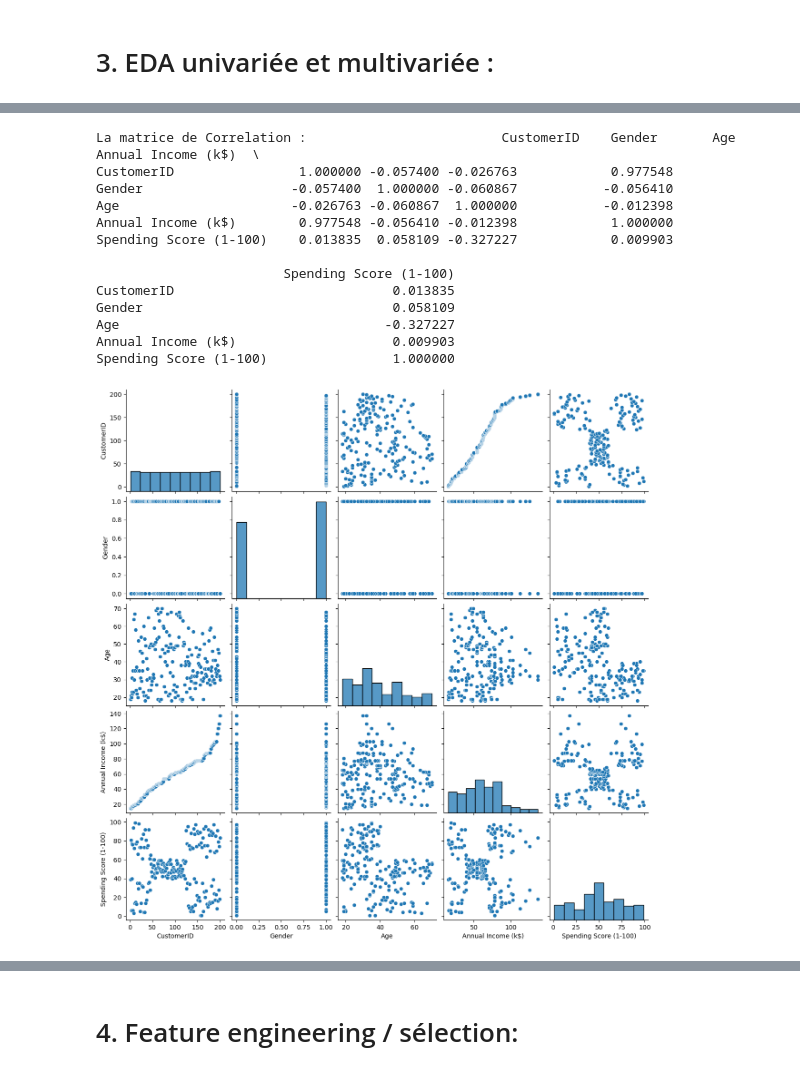
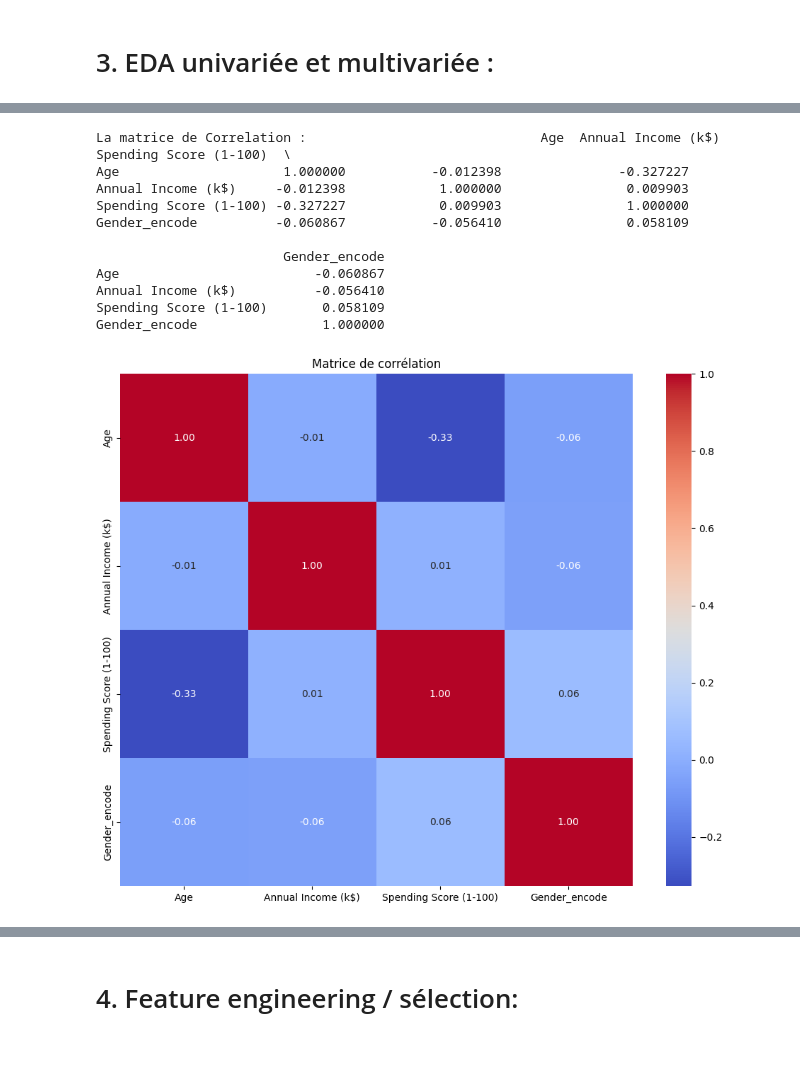
Before and after one commit to fitahiana-dev/KFT, a Jupyter notebook: notebooks/A_Clustering.ipynb, the cells around one changed output, grey strips where cells are left out. Saved outputs shown, nothing was run; the diff lists cells and outputs as text; code cells hidden in the pictures.

```diff
--- a/notebooks/A_Clustering.ipynb
+++ b/notebooks/A_Clustering.ipynb
@@ -30,17 +31,19 @@ dataset.head()
 # 2. Nettoyage et prétraitement:
 # %%
 # Nettoyage et prétraitement
-##  Gender : Supprimer les NaN
+## Gender : Supprimer les NaN
 dataset['Gender'].dropna(inplace=True)
 ##  TODO Age: Superieure à 18
 dataset['Age']=dataset['Age'].fillna(18)
+
 ## TODO Annual Income: Positifs
 
 ## TODO Spending Score: Entre 1-100
 
-## Remplacer:
+## Gender Remplacer:
 ##   Male   par 0
 ##   Female par 1
-dataset['Gender']=dataset['Gender'].replace({"Male":0,"Female":1})
+#dataset['Gender_encode']=dataset['Gender'].replace({"Male":0,"Female":1})
+dataset['Gender_encode']=dataset['Gender'].map({"Male":0,"Female":1})
 dataset.head()
 # %% [output]
@@ -70,25 +104,29 @@ plt.show()
 # %%
 # Matrice de Correlation
-corr_matrix=dataset.corr()
+dataset_en=dataset.drop(["Gender","CustomerID"],axis=1)
+corr_matrix=dataset_en.corr()
 print("La matrice de Correlation :",corr_matrix)
 
 # TODO :Affichage en Heatmap
+plt.figure(figsize=(10, 8))
+sns.heatmap(corr_matrix, annot=True, fmt=".2f", cmap='coolwarm', square=True)
+plt.title("Matrice de corrélation")
+plt.tight_layout()
+plt.show()
 
 # Scatter Plot
-sns.pairplot(dataset, kind='scatter')
-plt.show()
+#sns.pairplot(dataset, kind='scatter')
+#plt.show()
 # %% [output]
-La matrice de Correlation :                         CustomerID    Gender       Age  Annual Income (k$)  \
-CustomerID                1.000000 -0.057400 -0.026763            0.977548
-Gender                   -0.057400  1.000000 -0.060867           -0.056410
-Age                      -0.026763 -0.060867  1.000000           -0.012398
-Annual Income (k$)        0.977548 -0.056410 -0.012398            1.000000
-Spending Score (1-100)    0.013835  0.058109 -0.327227            0.009903
+La matrice de Correlation :                              Age  Annual Income (k$)  Spending Score (1-100)  \
+Age                     1.000000           -0.012398               -0.327227
+Annual Income (k$)     -0.012398            1.000000                0.009903
+Spending Score (1-100) -0.327227            0.009903                1.000000
+Gender_encode          -0.060867           -0.056410                0.058109
 
-                        Spending Score (1-100)
-CustomerID                            0.013835
-Gender                                0.058109
-Age                                  -0.327227
-Annual Income (k$)                    0.009903
-Spending Score (1-100)                1.000000
+                        Gender_encode
+Age                         -0.060867
+Annual Income (k$)          -0.056410
+Spending Score (1-100)       0.058109
+Gender_encode                1.000000
-[figure, old version]
+[figure, new version]
```
Also changed, not shown: parts of 7 cells of this notebook, 2 other files.
